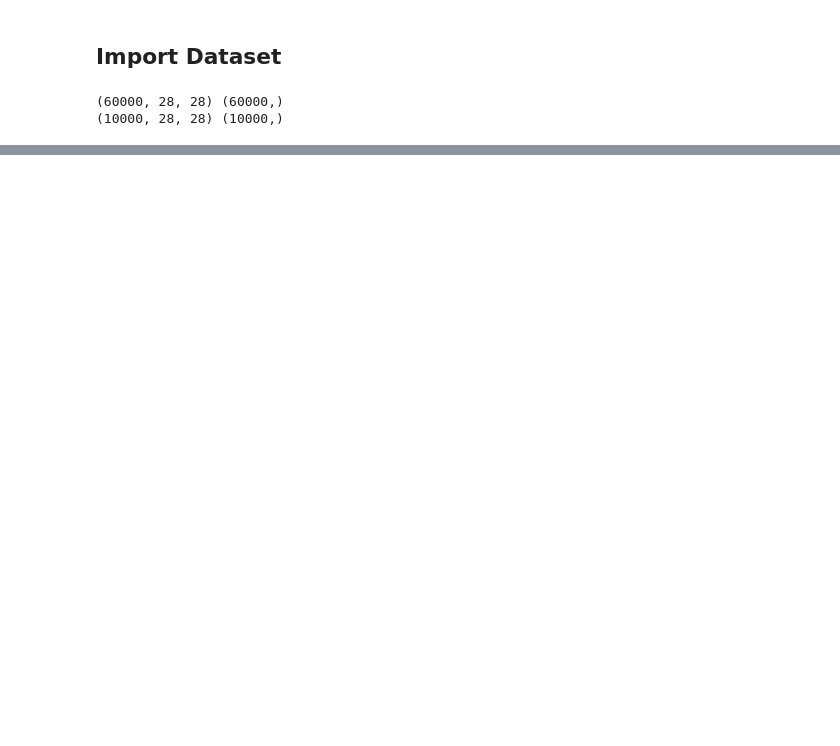
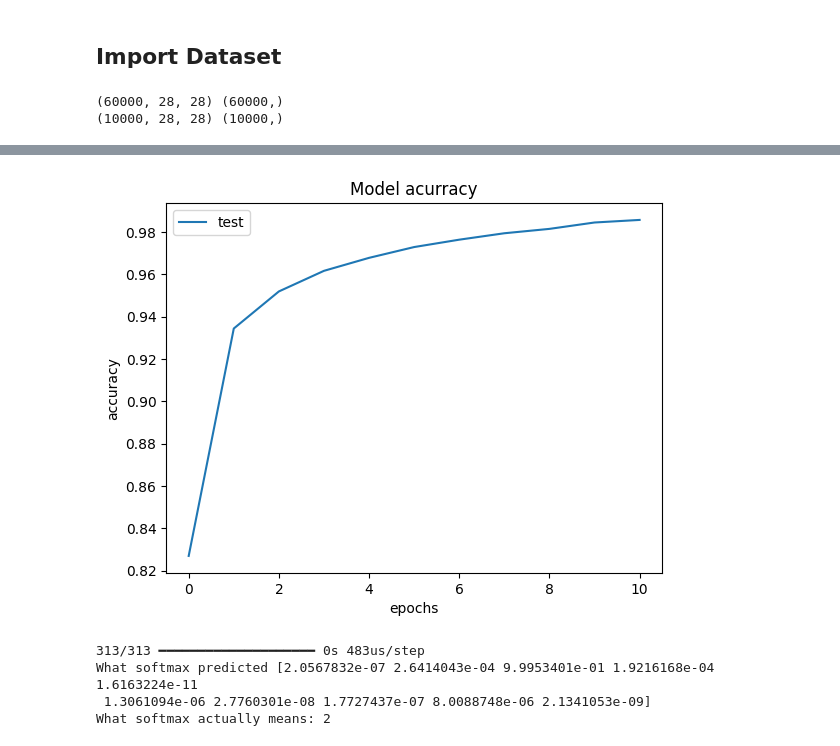
Before and after one commit to kriseax/MSAMinor2025, a Jupyter notebook: neural_networks/digit_recognition.ipynb, the cells around one changed output, grey strips where cells are left out. Saved outputs shown, nothing was run; the diff lists cells and outputs as text; code cells hidden in the pictures; blank space fills up the shorter version.

```diff
--- a/neural_networks/digit_recognition.ipynb
+++ b/neural_networks/digit_recognition.ipynb
@@ -56,0 +179,25 @@ for i in range(num_classes):
+# %%
+#summarize the model loss
+plt.plot(history.history['accuracy'])
+plt.title('Model acurracy')
+plt.ylabel('accuracy')
+plt.xlabel('epochs')
+plt.legend(['test'], loc='upper left')
+plt.show()
+# %% [output]
+[figure, added]
+# %%
+#predict labels on test data
+y_pred = model.predict(X_test)
+y_pred_classes = np.argmax(y_pred, axis=1)
+
+#print vector of probabilities
+print(f"What softmax predicted {y_pred[1]}")
+
+#print the prdicted number
+print(f"What softmax actually means: {y_pred_classes[1]}")
+# %% [output]
+313/313 ━━━━━━━━━━━━━━━━━━━━ 0s 483us/step
+What softmax predicted [2.0567832e-07 2.6414043e-04 9.9953401e-01 1.9216168e-04 1.6163224e-11
+ 1.3061094e-06 2.7760301e-08 1.7727437e-07 8.0088748e-06 2.1341053e-09]
+What softmax actually means: 2
```
Also changed, not shown: parts of 17 cells of this notebook.
